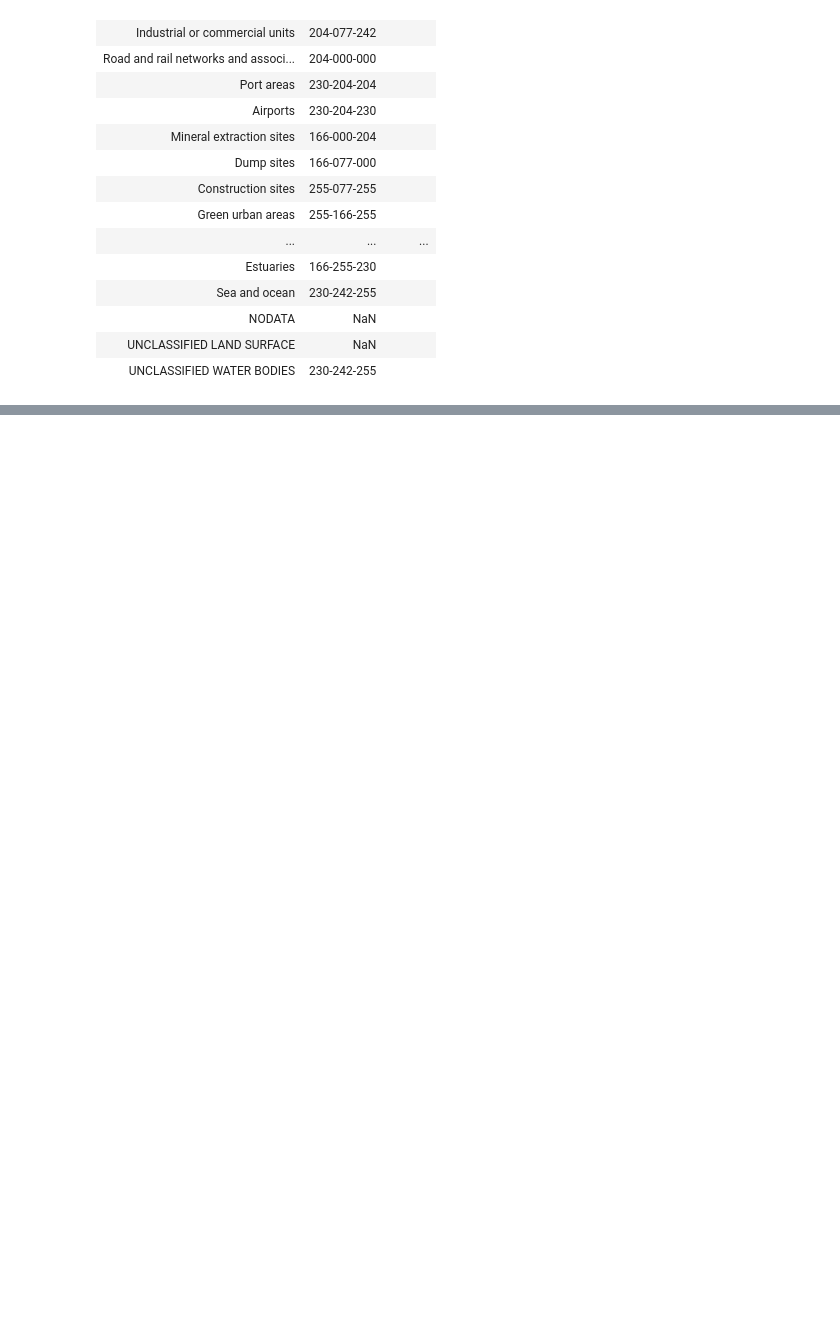
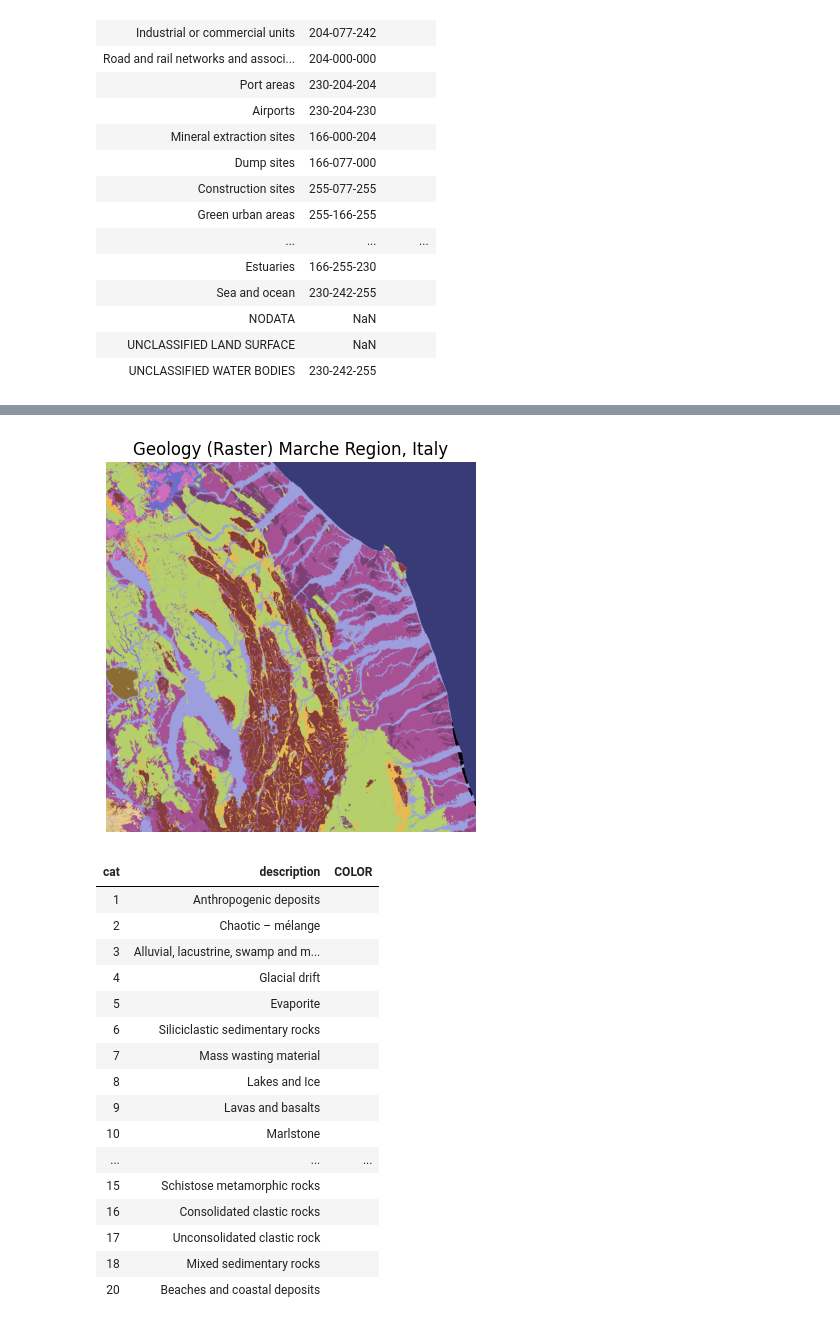
Before and after one commit to zwergon/pyslam, a Jupyter notebook: preprocessing/preprocessing.ipynb, the cells around one changed output, grey strips where cells are left out. Cells and saved outputs as stored; diff of their text form; code cells hidden in the pictures; blank space fills up the shorter version.

Commit message:
add soil

```diff
--- a/preprocessing/preprocessing.ipynb
+++ b/preprocessing/preprocessing.ipynb
@@ -277,0 +367,47 @@ Bbox : BoundingBox(left=747547.4962, bottom=4721805.0088, right=901147.4962, top
+# %%
+import matplotlib.pyplot as plt
+import matplotlib.cm as cm
+
+# Récupérer la colormap tab20b
+cmap = cm.get_cmap('tab20b')
+palette = []
+for i in range(cmap.N):
+    r, g, b, _ = cmap(i)
+    palette.extend([int(r * 255), int(g * 255), int(b * 255)])
+palette += [0] * (768 - len(palette))
+soil_img.putpalette(palette)
+
+# Récupérer les 20 couleurs (tab20b est une ListedColormap)
+#colors = [list(cmap(i))*255 for i in range(cmap.N)]
+#print(colors)
+soil_legend = gdf_clip[['cat', 'description']].sort_values('cat')
+soil_legend['RGB'] = soil_legend['cat'].apply(lambda x: f"{palette[x*3]}-{palette[x*3+1]}-{palette[x*3+2]}")
+soil_legend['COLOR'] = soil_legend['RGB'].apply(parse_rgb_string)
+
+# Sauvegarder ou afficher
+plt.imshow(soil_img)
+plt.axis('off')
+plt.title("Geology (Raster) Marche Region, Italy")
+plt.show()
+
+# Afficher comme HTML
+HTML(soil_legend[['cat', 'description', 'COLOR']].to_html(escape=False, index=False))
+# %% [output]
+[figure, added]
+| cat | description | COLOR |
+| 1 | Anthropogenic deposits |  |
+| 2 | Chaotic – mélange |  |
+| 3 | Alluvial, lacustrine, swamp and m... |  |
+| 4 | Glacial drift |  |
+| 5 | Evaporite |  |
+| 6 | Siliciclastic sedimentary rocks |  |
+| 7 | Mass wasting material |  |
+| 8 | Lakes and Ice |  |
+| 9 | Lavas and basalts |  |
+| 10 | Marlstone |  |
+| ... | ... | ... |
+| 15 | Schistose metamorphic rocks |  |
+| 16 | Consolidated clastic rocks |  |
+| 17 | Unconsolidated clastic rock |  |
+| 18 | Mixed sedimentary rocks |  |
+| 20 | Beaches and coastal deposits |  |
```
Also changed, not shown: parts of 10 cells of this notebook.
